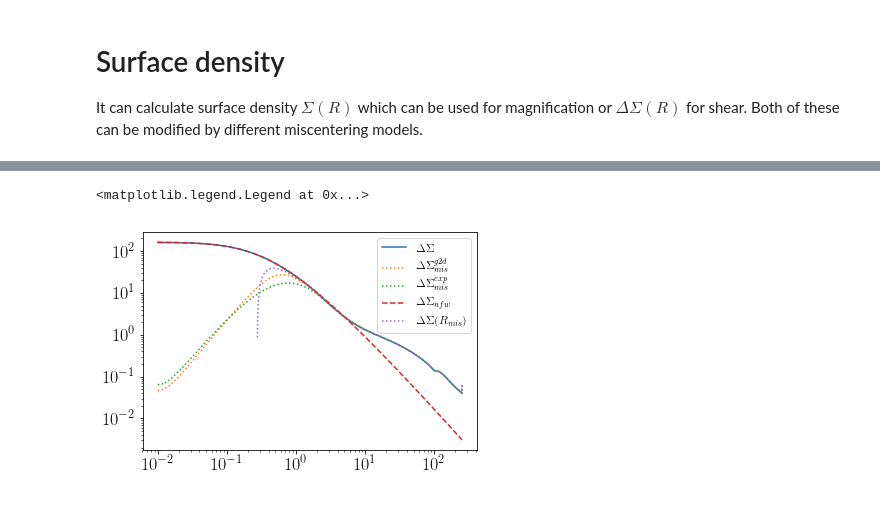
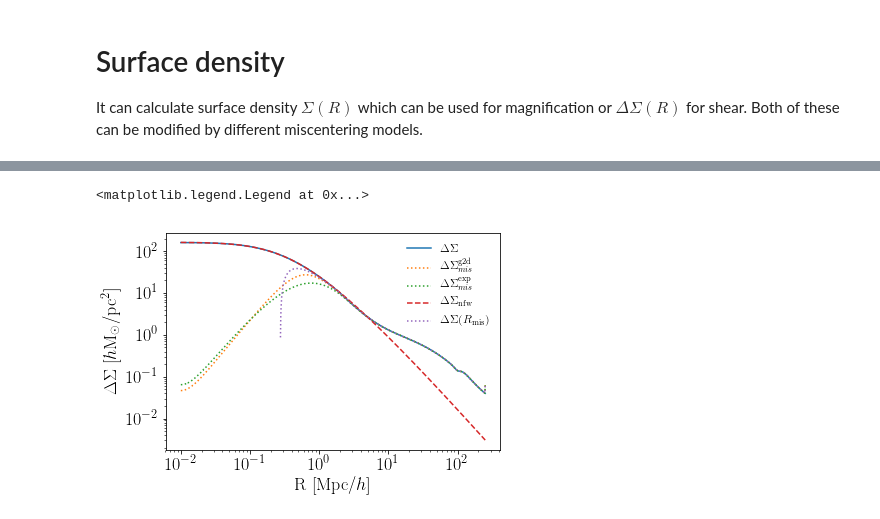
Before and after one commit to tmcclintock/cluster_toolkit, a Jupyter notebook: examples/Example_Notebook.ipynb, the cells around one changed output, grey strips where cells are left out. Cells and saved outputs as stored; diff of their text form; code cells hidden in the pictures.

```diff
--- a/examples/Example_Notebook.ipynb
+++ b/examples/Example_Notebook.ipynb
@@ -8,3 +8,4 @@ import matplotlib.pyplot as plt
 %matplotlib inline
 plt.rc("text", usetex=True)
 plt.rc("font", size=18)
+plt.rc("font", family="serif")
@@ -86,11 +98,13 @@ DeltaSigma_exp = clusterwl.miscentering.DeltaSigma_mis_at_R(Rp, Rp, Sigma_exp)
 DeltaSigma_single = clusterwl.miscentering.DeltaSigma_mis_at_R(Rp, Rp, Sigma_single)
 # %%
 plt.loglog(Rp, DeltaSigma, ls="-", label=r"$\Delta\Sigma$")
-plt.loglog(Rp, DeltaSigma_g2d, ls=":", label=r"$\Delta\Sigma_{mis}^{g2d}$")
-plt.loglog(Rp, DeltaSigma_exp, ls=":", label=r"$\Delta\Sigma_{mis}^{exp}$")
-plt.loglog(Rp, DeltaSigma_nfw, ls="--", label=r"$\Delta\Sigma_{nfw}$")
-plt.loglog(Rp, DeltaSigma_single, ls=":", label=r"$\Delta\Sigma(R_{mis})$")
-plt.legend(fontsize=12)
+plt.loglog(Rp, DeltaSigma_g2d, ls=":", label=r"$\Delta\Sigma_{mis}^{\rm g2d}$")
+plt.loglog(Rp, DeltaSigma_exp, ls=":", label=r"$\Delta\Sigma_{mis}^{\rm exp}$")
+plt.loglog(Rp, DeltaSigma_nfw, ls="--", label=r"$\Delta\Sigma_{\rm nfw}$")
+plt.loglog(Rp, DeltaSigma_single, ls=":", label=r"$\Delta\Sigma(R_{\rm mis})$")
+plt.xlabel(r"R [Mpc/$h$]")
+plt.ylabel(r"$\Delta\Sigma$ [$h$M$_\odot$/pc$^2$]")
+plt.legend(loc=0, frameon=False, fontsize=12)
 # %% [output]
 <matplotlib.legend.Legend at 0x...>
-[figure, old version]
+[figure, new version]
```
Also changed, not shown: parts of 7 cells of this notebook.
